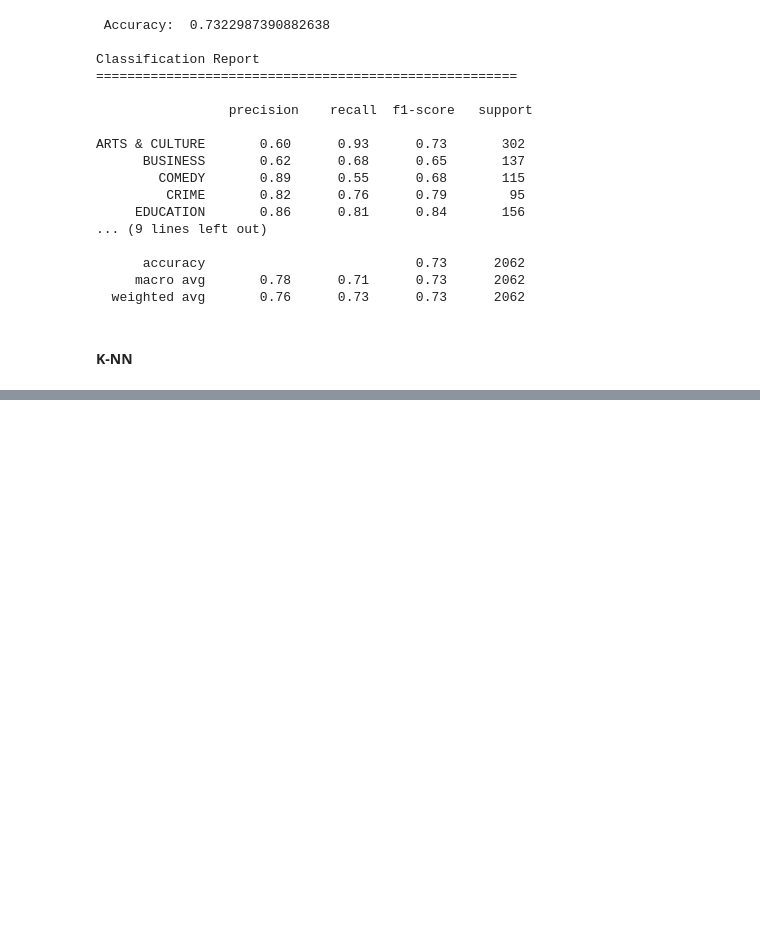
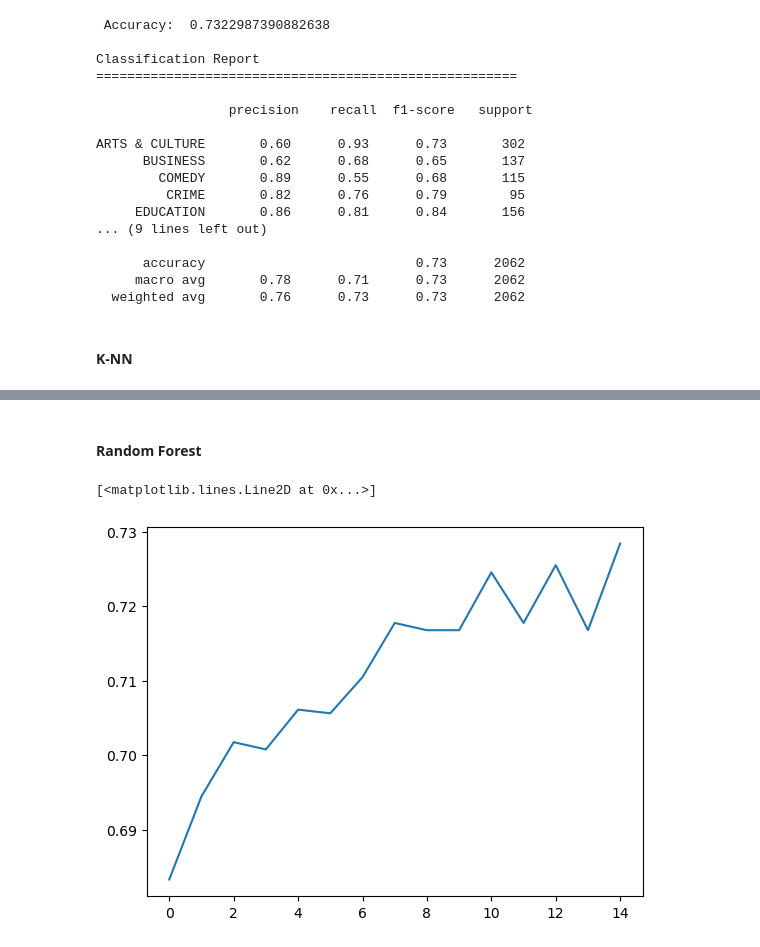
Before and after one commit to Juju2575/CheckIt, a Jupyter notebook: deepL/02 TFIDF.ipynb, the cells around one changed output, grey strips where cells are left out. Drawn from its saved outputs; the diff is of its cells as text; code cells hidden in the pictures; blank space fills up the shorter version.

```diff
--- a/deepL/02 TFIDF.ipynb
+++ b/deepL/02 TFIDF.ipynb
@@ -204,17 +219,17 @@ ARTS & CULTURE       0.60      0.93      0.73       302
 # %%
-nb_neigh = 3
+neigh = 7
 
 # Training the classifier & predicting on test data
-classifier = KNeighborsClassifier(n_neighbors = nb_neigh)
+classifier = KNeighborsClassifier(n_neighbors = neigh)
 classifier.fit(X_train, y_train)
 
-y_pred2 = classifier.predict(X_test)
+y_pred = classifier.predict(X_test)
 
 # Classification metrics
-classification_report = classification_report(y_test, y_pred2)
+classification_report2 = classification_report(y_test, y_pred)
 
-print('\n Accuracy: ', accuracy_score(y_test, y_pred2))
+print('\n Accuracy: ', accuracy_score(y_test, y_pred))
 print('\nClassification Report')
 print('======================================================')
-print('\n', classification_report)
+print('\n', classification_report2)
 # %% [output]
@@ -221,0 +255,14 @@ TypeError: 'str' object is not callable
+# %%
+# Training the classifier & predicting on test data
+classifier = DecisionTreeClassifier(random_state=0)
+classifier.fit(X_train, y_train)
+
+y_pred = classifier.predict(X_test)
+
+# Classification metrics
+classification_report4 = classification_report(y_test, y_pred)
+
+print('\n Accuracy: ', accuracy_score(y_test, y_pred))
+print('\nClassification Report')
+print('======================================================')
+print('\n', classification_report4)
@@ -221,0 +287,21 @@ TypeError: 'str' object is not callable
+# %% [markdown]
+<h4> Random Forest
+# %%
+min_depth = 15
+max_depth = 30
+
+accuracy = [0]*(max_depth-min_depth)
+
+for i in range(min_depth,max_depth):
+    # Training the classifier & predicting on test data
+    classifier = RandomForestClassifier(max_depth=i, random_state=0)
+    classifier.fit(X_train, y_train)
+
+    y_pred = classifier.predict(X_test)
+
+    accuracy[i-min_depth] = accuracy_score(y_test, y_pred)
+# %%
+plt.plot(accuracy)
+# %% [output]
+[<matplotlib.lines.Line2D at 0x...>]
+[figure, added]
```
Also changed, not shown: parts of 12 cells of this notebook.
